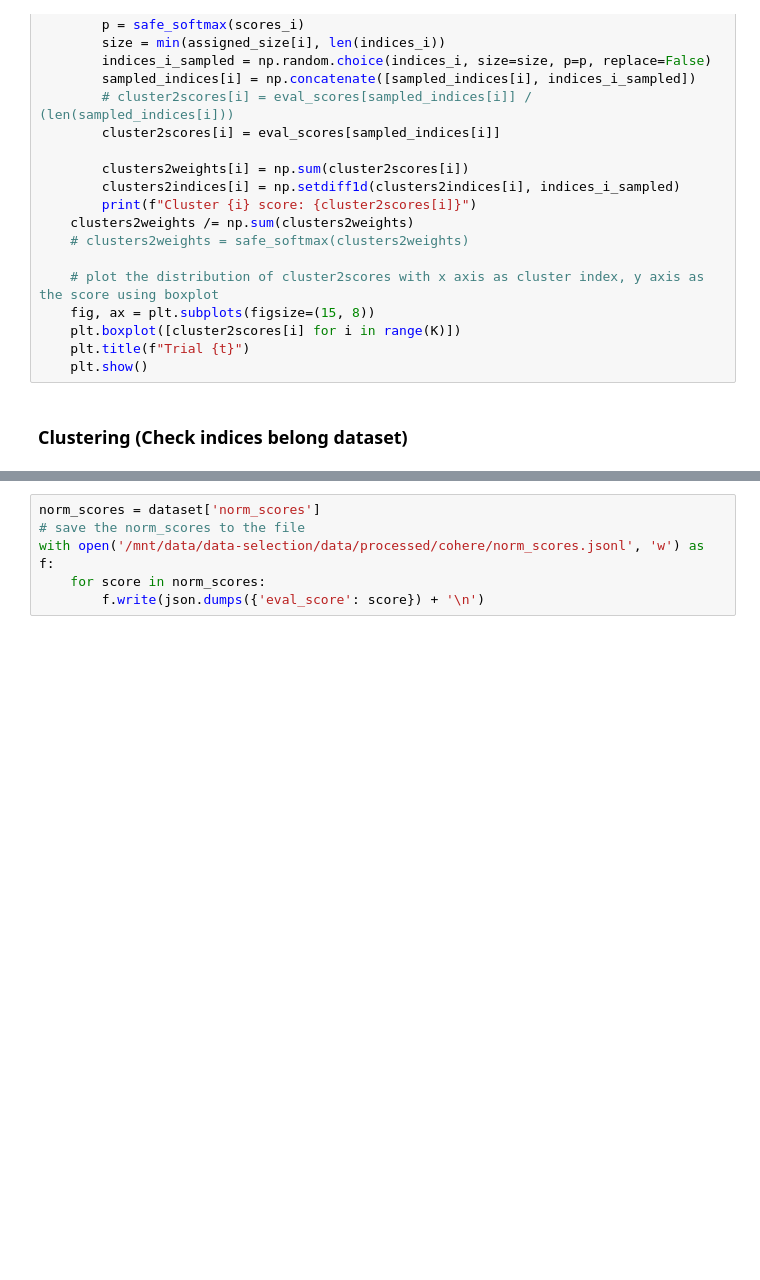
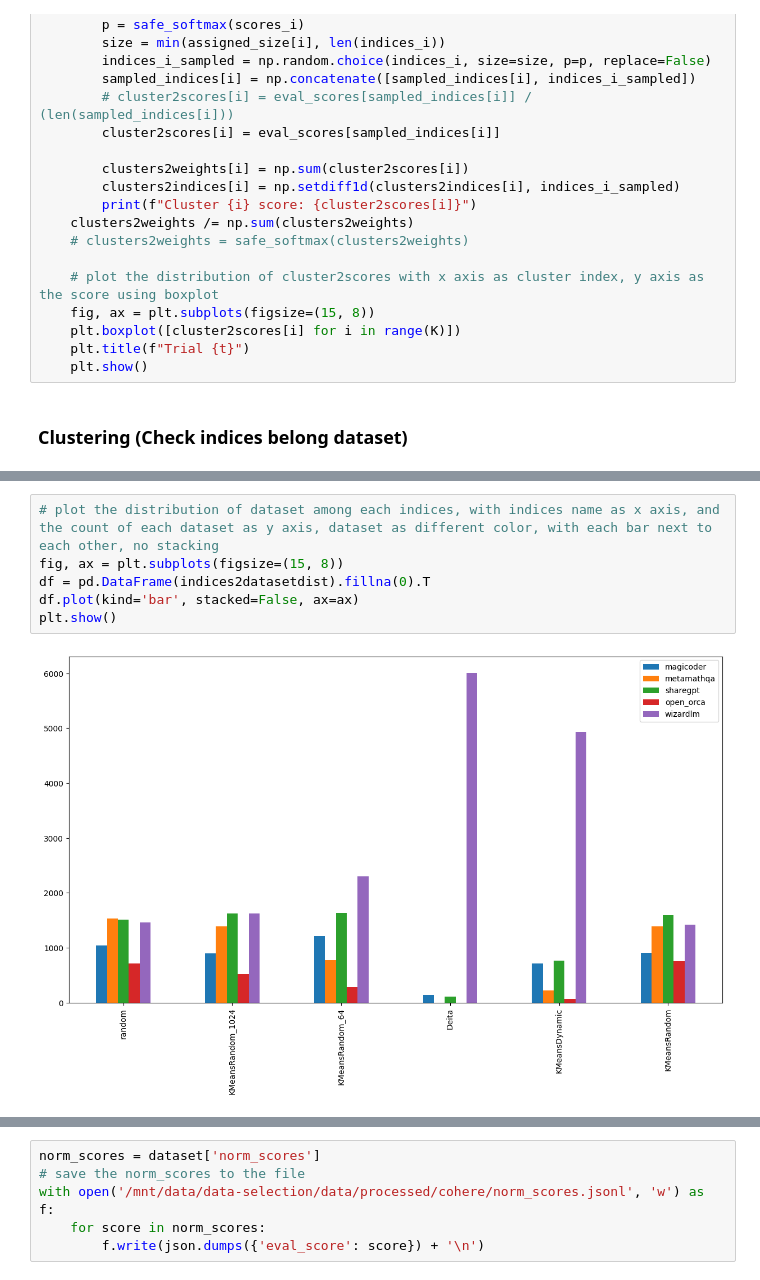
Before and after one commit to for-ai/iterative-data-selection, a Jupyter notebook: selection/notebooks/cohere_plot.ipynb, the cells around one changed output, grey strips where cells are left out. Drawn from its saved outputs; the diff is of its cells as text; blank space fills up the shorter version.

```diff
--- a/selection/notebooks/cohere_plot.ipynb
+++ b/selection/notebooks/cohere_plot.ipynb
@@ -242,3 +243,11 @@ indices2datasetdist
+# %%
+# plot the distribution of dataset among each indices, with indices name as x axis, and the count of each dataset as y axis, dataset as different color, with each bar next to each other, no stacking
+fig, ax = plt.subplots(figsize=(15, 8))
+df = pd.DataFrame(indices2datasetdist).fillna(0).T
+df.plot(kind='bar', stacked=False, ax=ax)
+plt.show()
+# %% [output]
+[figure, added]
 # %%
 eval_scores = np.array(scores, dtype=np.int64)
 eval_scores = eval_scores[:len(dataset)]
```
Also changed, not shown: parts of 22 cells of this notebook, 10 other files.
